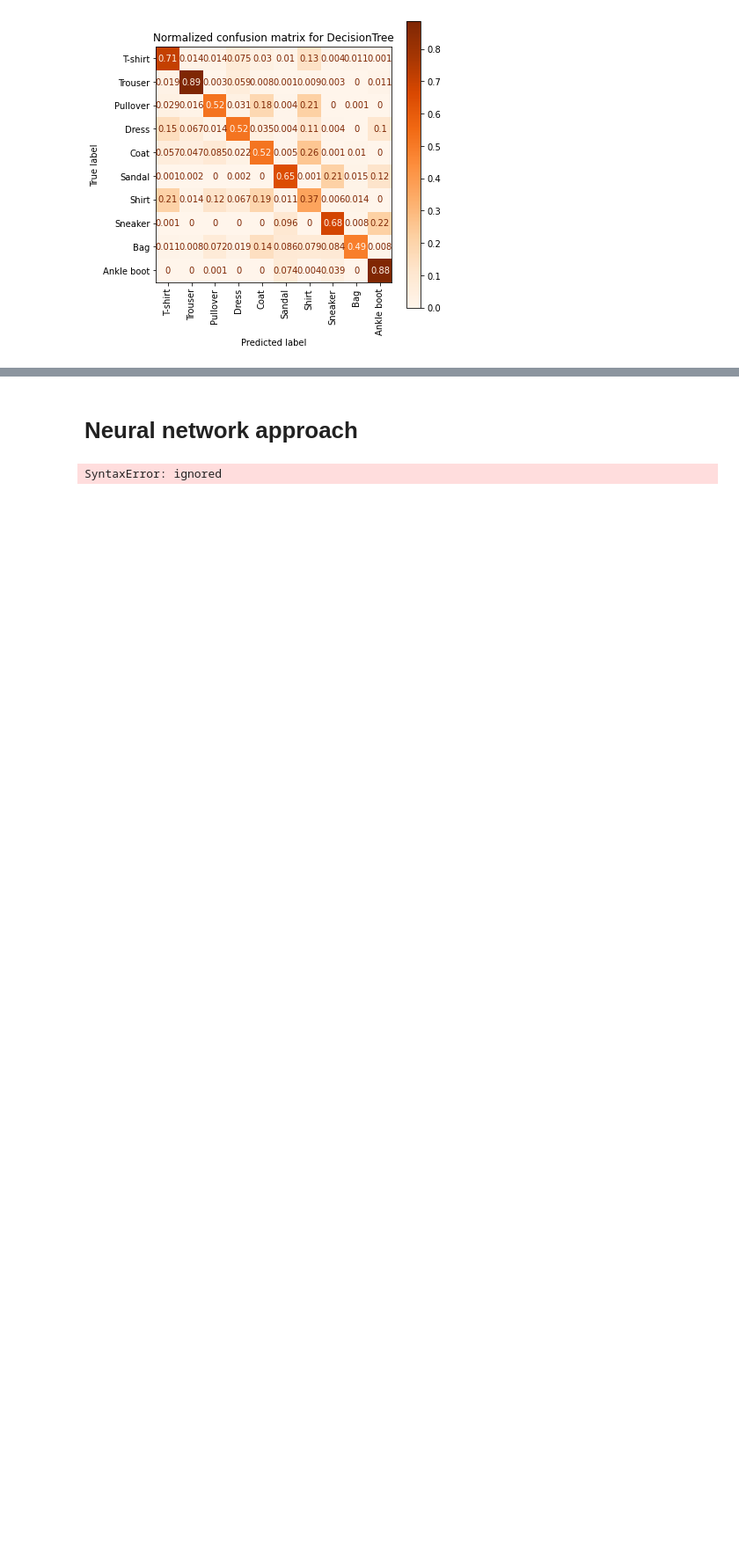
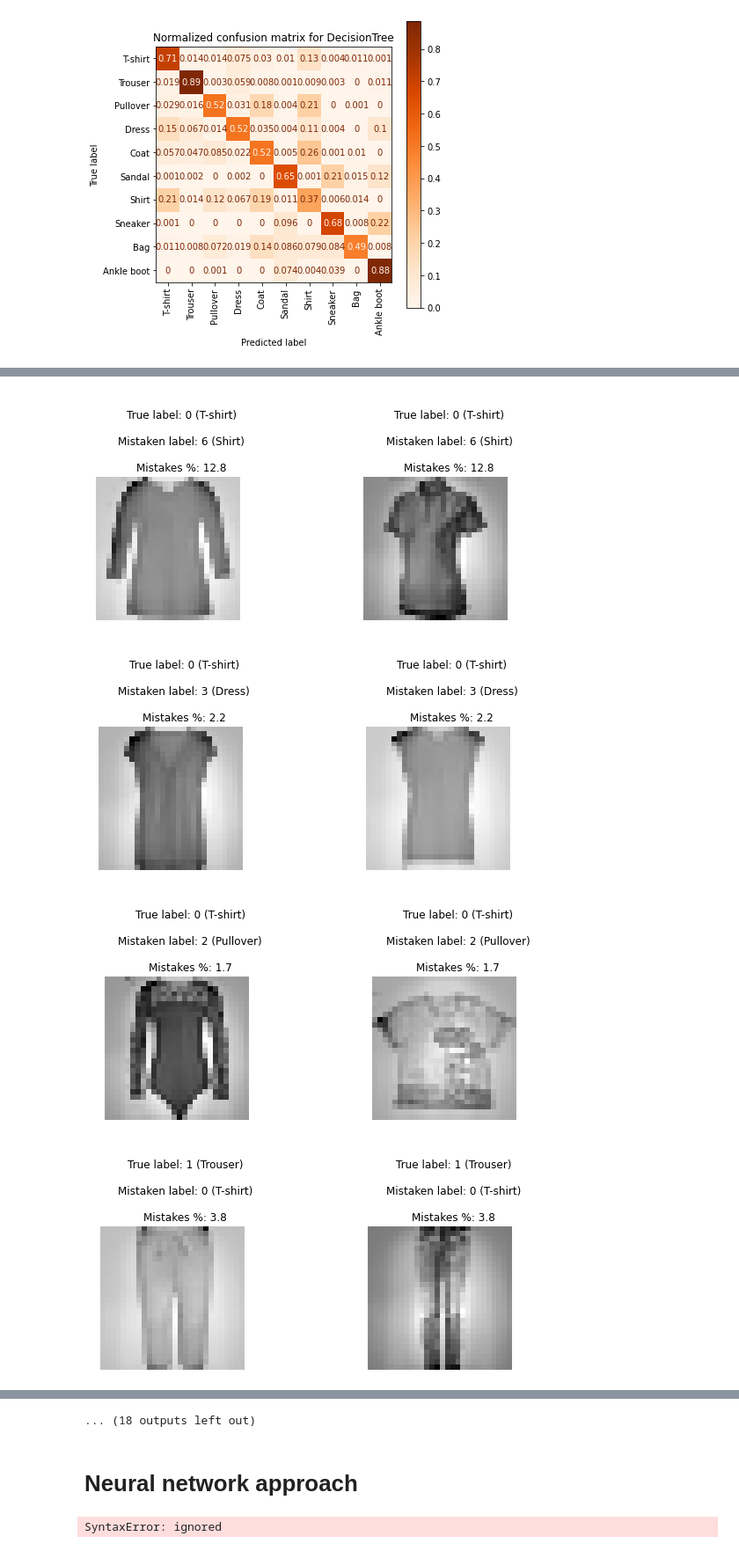
Before and after one commit to PashaIanko/ClothesClassifier, a Jupyter notebook: main.ipynb, the cells around one changed output, grey strips where cells are left out. Shown at 88% size. Drawn from its saved outputs; the diff is of its cells as text; code cells hidden in the pictures; blank space fills up the shorter version.

Commit message:
Plotted mistaken classes

```diff
--- a/main.ipynb
+++ b/main.ipynb
@@ -550,0 +557,8 @@ for model_name, model in cv_results.items():
+# %%
+model = cv_results['SVM'].best_estimator_
+cm = confusion_matrix(Y_test, model.predict(X_test), normalize='true')
+# %%
+# True labels - rows
+# Predicted labels - columns
+Y_pred = model.predict(X_test)
+cm
@@ -550,0 +586,52 @@ for model_name, model in cv_results.items():
+# %%
+def plot_mistake(true_label, mistaken_label, mistakes_percent, X, Y_true, Y_pred, layout_size = 2):
+    indices = np.all(
+        [
+         (Y_true == true_label),
+         (Y_pred == mistaken_label)
+        ],
+        axis = 0
+    )
+
+    _, axes = plt.subplots(
+        nrows = 1,
+        ncols = layout_size,
+        figsize = (10, 3)
+    )
+    for ax, image, label, pred_label in zip(axes, X[indices][: layout_size], Y_true[indices][: layout_size], Y_pred[indices][: layout_size]):
+        ax.set_axis_off()
+        ax.imshow(
+            image.reshape(DataProperties.img_height, DataProperties.img_width),
+            cmap=plt.cm.gray_r,
+            interpolation="nearest"
+        )
+        ax.set_title(f"""
+            True label: {true_label} ({DataProperties.translate_label(true_label)})\n
+            Mistaken label: {mistaken_label} ({DataProperties.translate_label(mistaken_label)})\n
+            Mistakes %: {np.round(mistakes_percent * 100, 2)}"""
+        )
+
+top_n = 3
+for label in DataProperties.classes:
+    true_label = label
+    predicted_labels = cm[true_label]
+
+    top_mistaken_labels = np.argsort(predicted_labels)[::-1][1 :top_n + 1]
+    top_percentages = np.sort(predicted_labels)[::-1][1 : top_n + 1]
+
+    for i in range(len(top_mistaken_labels)):
+        mistaken_label = top_mistaken_labels[i]
+        mistakes_percent = top_percentages[i]
+        plot_mistake(
+            true_label,
+            mistaken_label,
+            mistakes_percent,
+            X_test,
+            Y_test,
+            Y_pred
+        )
+# %% [output]
+[figure, added]
+[figure, added]
+[figure, added]
+[figure, added]
@@ -551,3 +646,4 @@ for model_name, model in cv_results.items():
+... (18 outputs left out)
 # %% [markdown]
 # Neural network approach
 # %%
```
Also changed, not shown: parts of 5 cells of this notebook.
